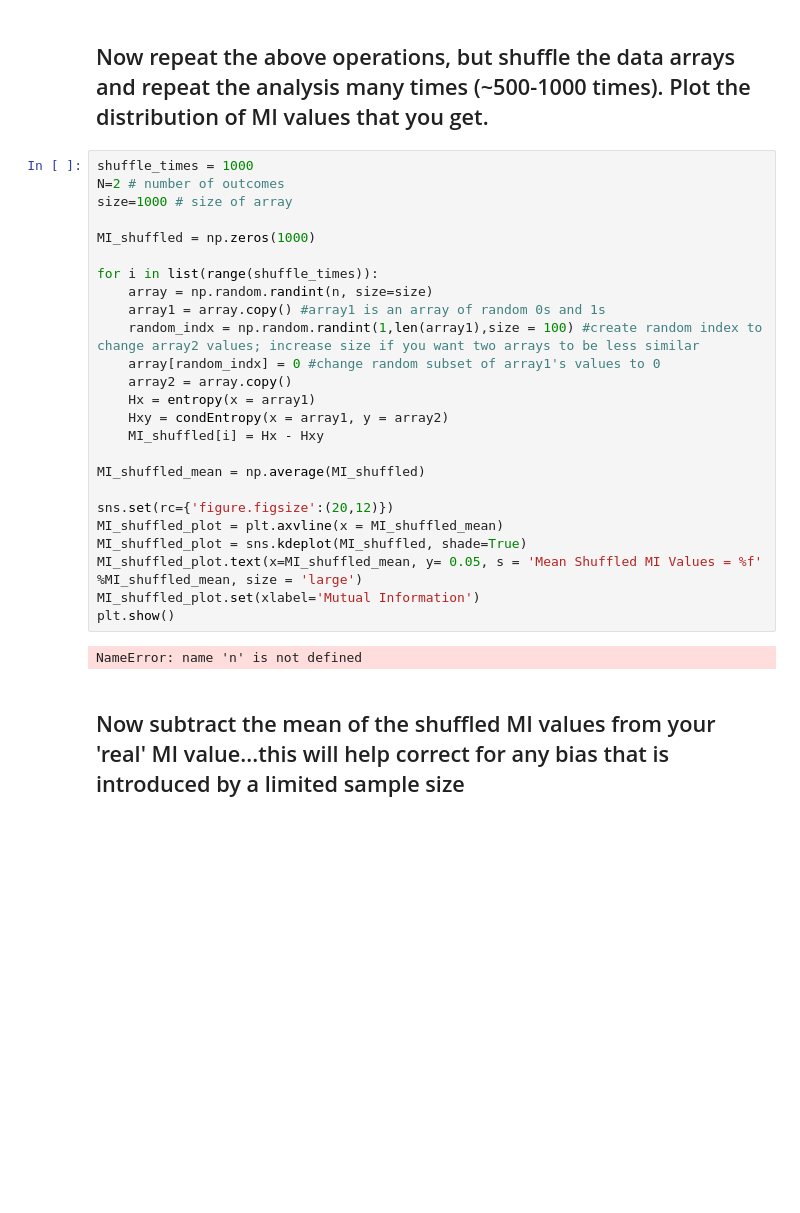
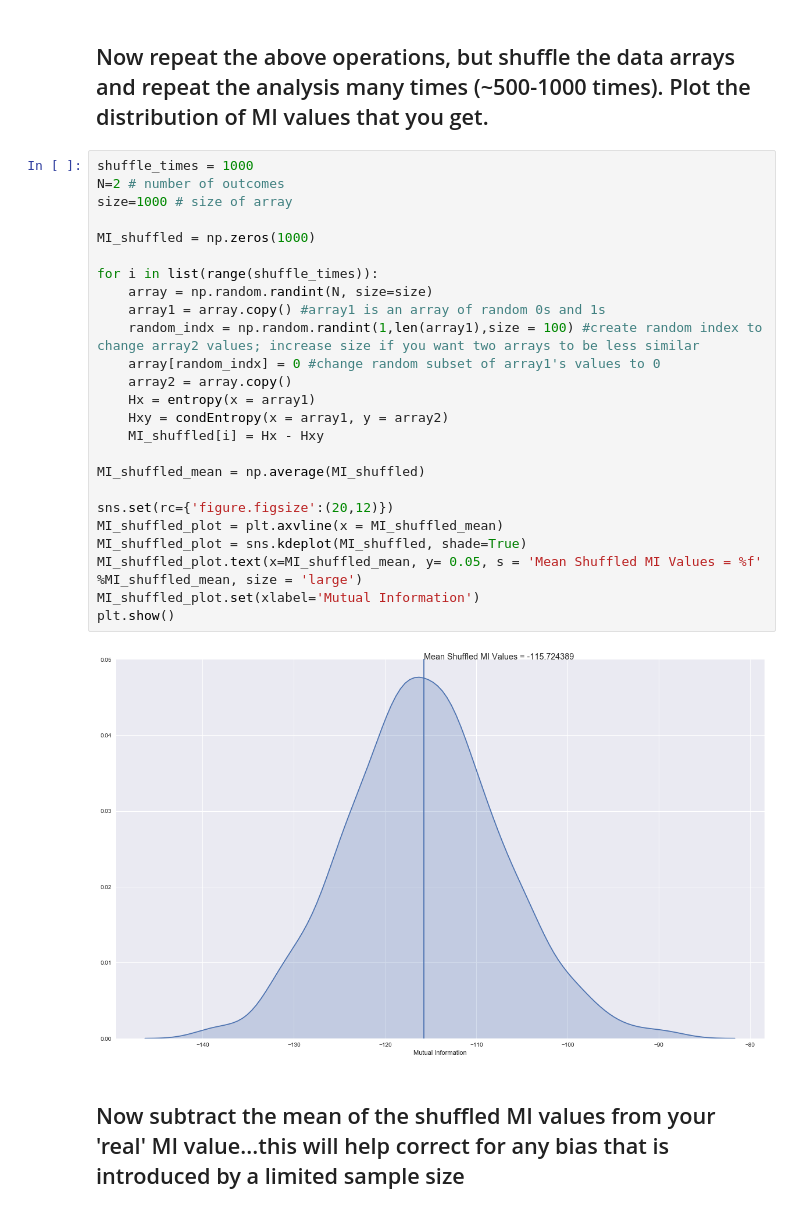
Before and after one commit to christopher-lee1/PSYC-NEU-231, a Jupyter notebook: Tutorial_072_InClass_Exercises.ipynb, the cells around one changed output. Cells and saved outputs as stored; diff of their text form; blank space fills up the shorter version.

```diff
--- a/Tutorial_072_InClass_Exercises.ipynb
+++ b/Tutorial_072_InClass_Exercises.ipynb
@@ -111,30 +111,30 @@ MI is:  -326.5688337905314
 # %%
 shuffle_times = 1000
 N=2 # number of outcomes
 size=1000 # size of array
 
 MI_shuffled = np.zeros(1000)
 
 for i in list(range(shuffle_times)):
-    array = np.random.randint(n, size=size)
+    array = np.random.randint(N, size=size)
     array1 = array.copy() #array1 is an array of random 0s and 1s
     random_indx = np.random.randint(1,len(array1),size = 100) #create random index to change array2 values; increase size if you want two arrays to be less similar
     array[random_indx] = 0 #change random subset of array1's values to 0
     array2 = array.copy()
     Hx = entropy(x = array1)
     Hxy = condEntropy(x = array1, y = array2)
     MI_shuffled[i] = Hx - Hxy
 
 MI_shuffled_mean = np.average(MI_shuffled)
 
 sns.set(rc={'figure.figsize':(20,12)})
 MI_shuffled_plot = plt.axvline(x = MI_shuffled_mean)
 MI_shuffled_plot = sns.kdeplot(MI_shuffled, shade=True)
 MI_shuffled_plot.text(x=MI_shuffled_mean, y= 0.05, s = 'Mean Shuffled MI Values = %f' %MI_shuffled_mean, size = 'large')
 MI_shuffled_plot.set(xlabel='Mutual Information')
 plt.show()
 # %% [output]
-NameError: name 'n' is not defined
+[figure, added]
 # %% [markdown]
 ## Now subtract the mean of the shuffled MI values from your 'real' MI value...this will help correct for any bias that is introduced by a limited sample size
 # %%
```
Also changed, not shown: parts of 3 cells of this notebook.
